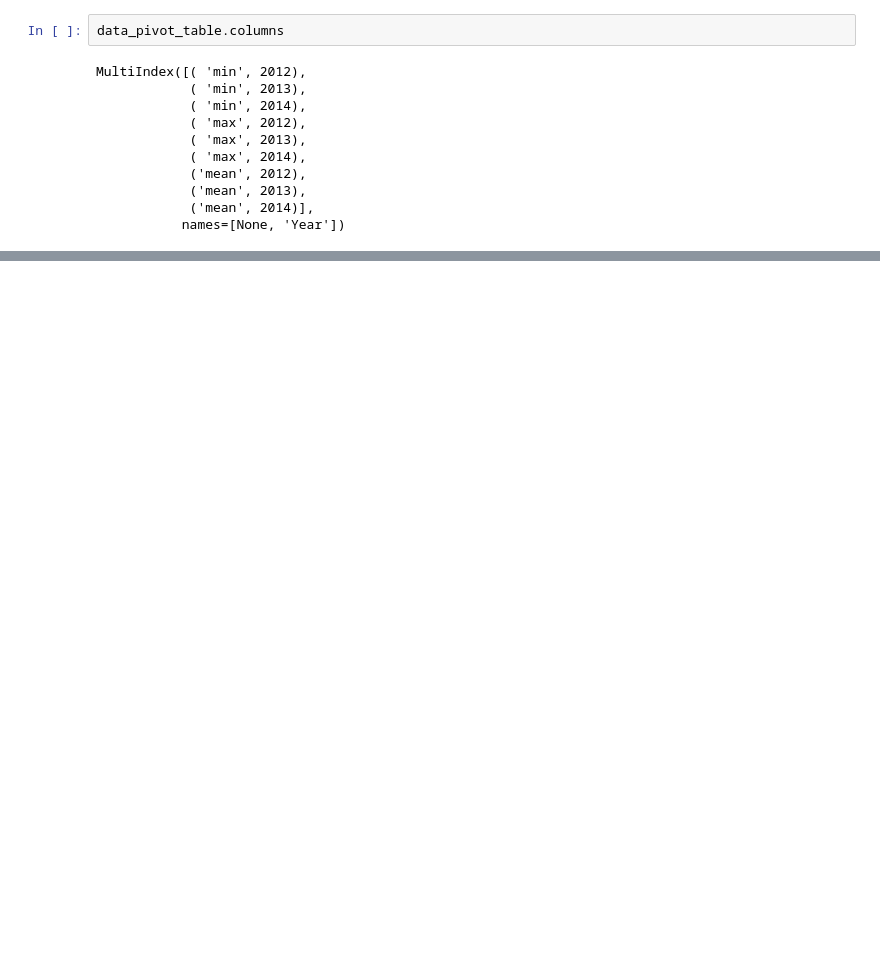
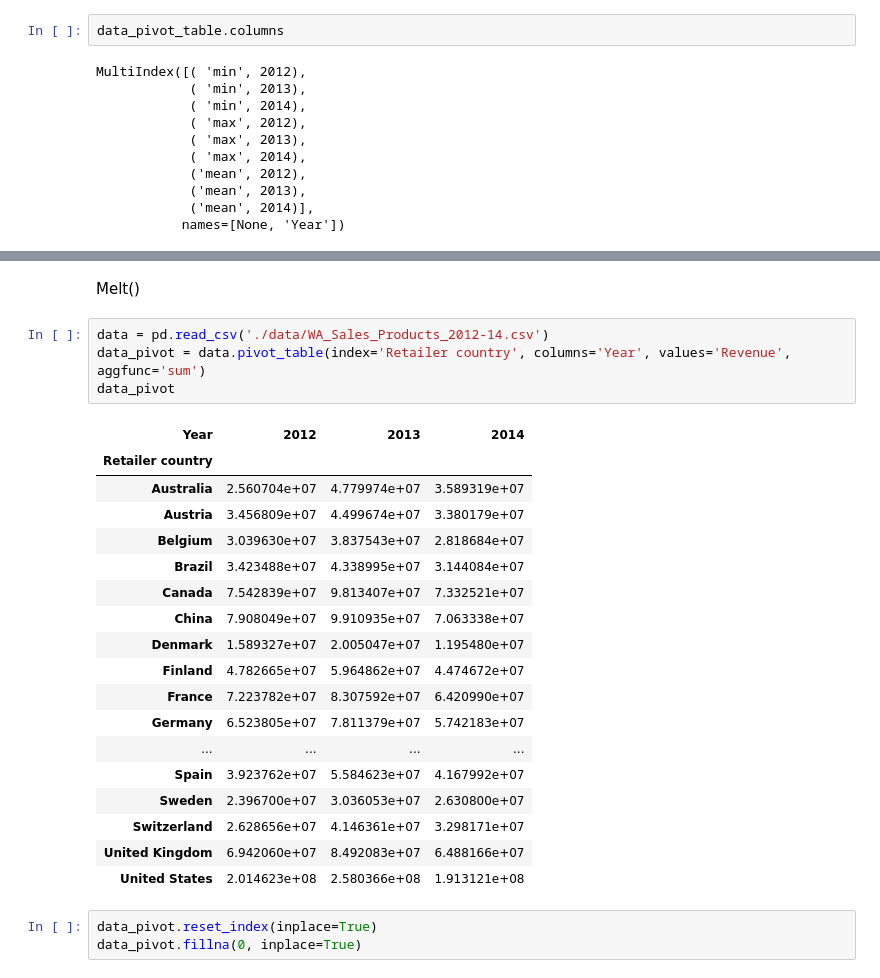
Before and after one commit to Szafranerio/Data_InDepth, a Jupyter notebook: Pandas/Pandas_MultiIndex.ipynb, the cells around one changed output, grey strips where cells are left out. Saved outputs shown, nothing was run; the diff lists cells and outputs as text; blank space fills up the shorter version.

```diff
--- a/Pandas/Pandas_MultiIndex.ipynb
+++ b/Pandas/Pandas_MultiIndex.ipynb
@@ -592,3 +592,31 @@ data_pivot_table.swaplevel(axis=1)
 | Belgium | -1.476136 | 0.000766 | 0.000766 | 0.770476 | 0.767760 | 0.759618 | 0.443791 | 0.452716 | 0.448201 |
 | Brazil | -0.681869 | -2.085496 | -0.291963 | 0.770476 | 0.767760 | 0.758840 | 0.444602 | 0.450638 | 0.449135 |
 | Canada | -1.373907 | -0.741547 | -0.050334 | 0.770476 | 0.767760 | 0.757660 | 0.444210 | 0.456364 | 0.453725 |
+# %% [markdown]
+Melt()
+# %%
+data = pd.read_csv('./data/WA_Sales_Products_2012-14.csv')
+data_pivot = data.pivot_table(index='Retailer country', columns='Year', values='Revenue', aggfunc='sum')
+data_pivot
+# %% [output]
+| Year | 2012 | 2013 | 2014 |
+| Retailer country |  |  |  |
+| Australia | 2.560704e+07 | 4.779974e+07 | 3.589319e+07 |
+| Austria | 3.456809e+07 | 4.499674e+07 | 3.380179e+07 |
+| Belgium | 3.039630e+07 | 3.837543e+07 | 2.818684e+07 |
+| Brazil | 3.423488e+07 | 4.338995e+07 | 3.144084e+07 |
+| Canada | 7.542839e+07 | 9.813407e+07 | 7.332521e+07 |
+| China | 7.908049e+07 | 9.910935e+07 | 7.063338e+07 |
+| Denmark | 1.589327e+07 | 2.005047e+07 | 1.195480e+07 |
+| Finland | 4.782665e+07 | 5.964862e+07 | 4.474672e+07 |
+| France | 7.223782e+07 | 8.307592e+07 | 6.420990e+07 |
+| Germany | 6.523805e+07 | 7.811379e+07 | 5.742183e+07 |
+| ... | ... | ... | ... |
+| Spain | 3.923762e+07 | 5.584623e+07 | 4.167992e+07 |
+| Sweden | 2.396700e+07 | 3.036053e+07 | 2.630800e+07 |
+| Switzerland | 2.628656e+07 | 4.146361e+07 | 3.298171e+07 |
+| United Kingdom | 6.942060e+07 | 8.492083e+07 | 6.488166e+07 |
+| United States | 2.014623e+08 | 2.580366e+08 | 1.913121e+08 |
+# %%
+data_pivot.reset_index(inplace=True)
+data_pivot.fillna(0, inplace=True)
```
Also changed, not shown: parts of 3 cells of this notebook.
